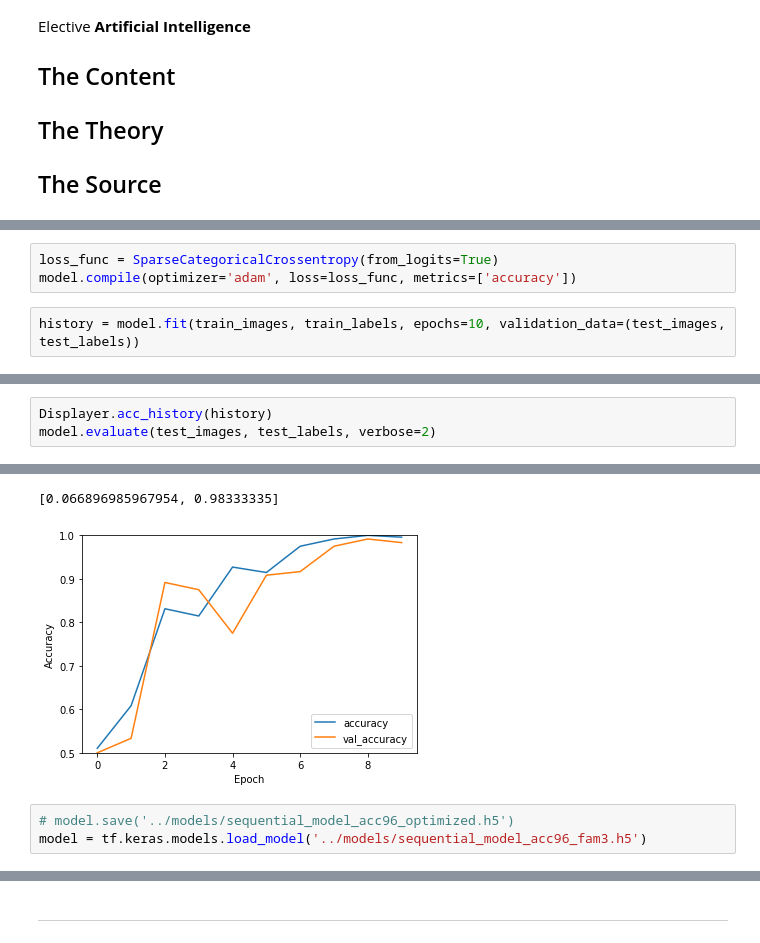
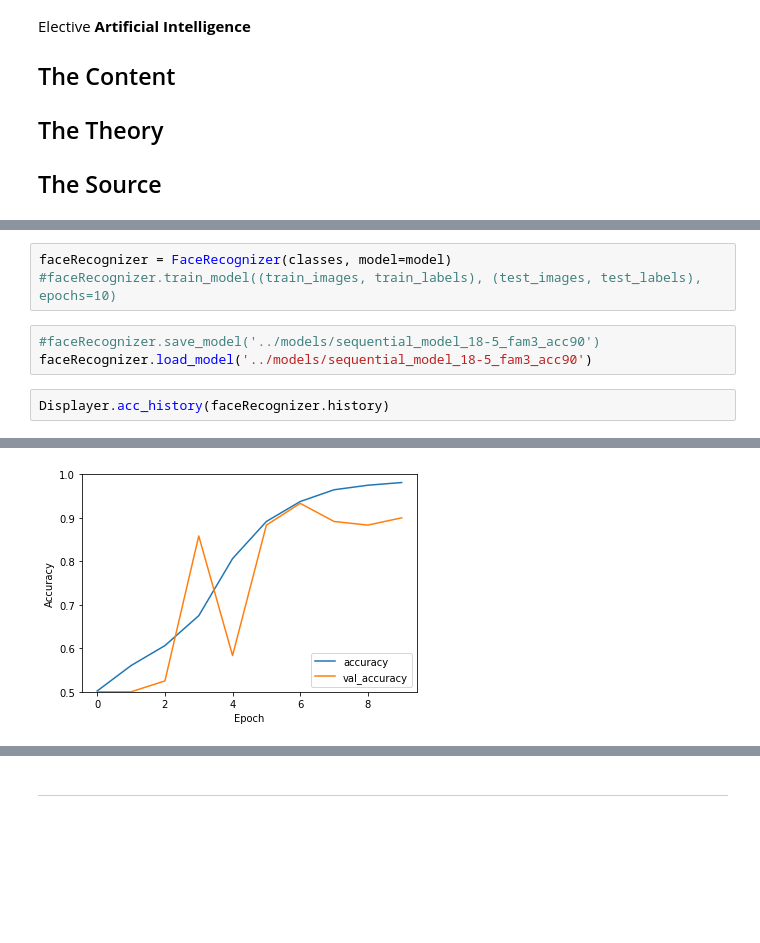
Before and after one commit to BA-Software-Development-Ed/ai-exam-project, a Jupyter notebook: src/notebooks/FaceRecognizer.ipynb, the cells around one changed output, grey strips where cells are left out. Cells and saved outputs as stored; diff of their text form; blank space fills up the shorter version.

```diff
--- a/src/notebooks/FaceRecognizer.ipynb
+++ b/src/notebooks/FaceRecognizer.ipynb
@@ -75,5 +52,0 @@ _________________________________________________________________
-# %%
-loss_func = SparseCategoricalCrossentropy(from_logits=True)
-model.compile(optimizer='adam', loss=loss_func, metrics=['accuracy'])
-# %%
-history = model.fit(train_images, train_labels, epochs=10, validation_data=(test_images, test_labels))
@@ -98,4 +53,9 @@ Epoch 10/10
+# %%
+faceRecognizer = FaceRecognizer(classes, model=model)
+#faceRecognizer.train_model((train_images, train_labels), (test_images, test_labels), epochs=10)
+# %%
+#faceRecognizer.save_model('../models/sequential_model_18-5_fam3_acc90')
+faceRecognizer.load_model('../models/sequential_model_18-5_fam3_acc90')
 # %%
-Displayer.acc_history(history)
-model.evaluate(test_images, test_labels, verbose=2)
+Displayer.acc_history(faceRecognizer.history)
 # %% [output]
@@ -103,7 +62,3 @@ model.evaluate(test_images, test_labels, verbose=2)
-[0.066896985967954, 0.98333335]
-[figure, old version]
+[figure, new version]
-# %%
-# model.save('../models/sequential_model_acc96_optimized.h5')
-model = tf.keras.models.load_model('../models/sequential_model_acc96_fam3.h5')
 # %%
 # ...
```
Also changed, not shown: parts of 17 cells of this notebook, 10 other files.
